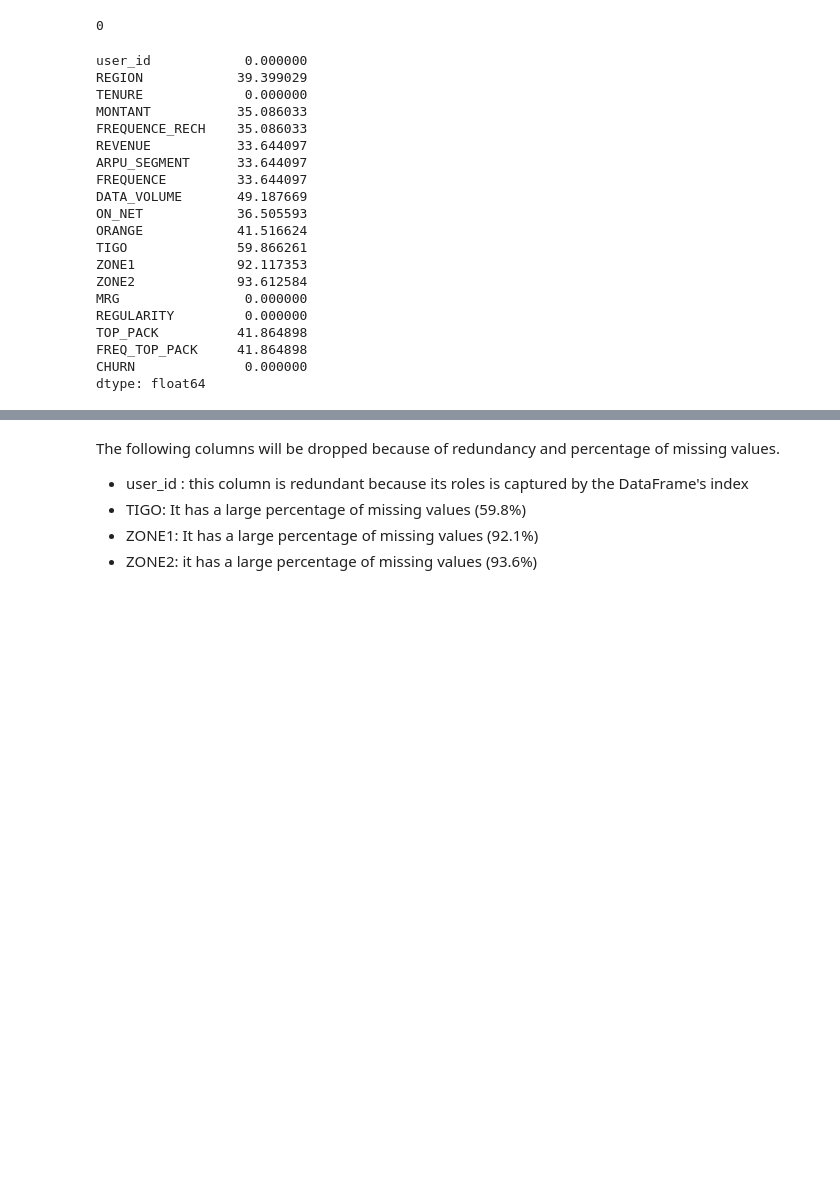
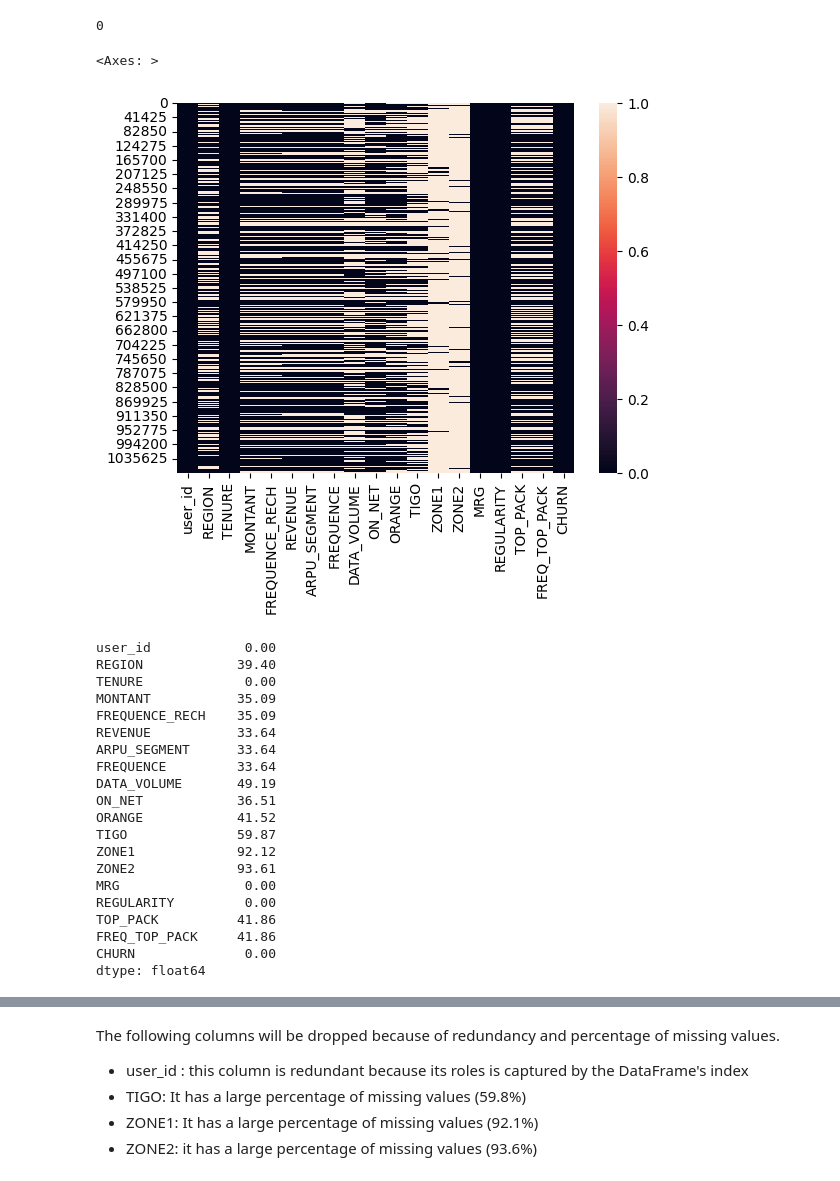
Before and after one commit to sethsot/African-telco-customer-churn, a Jupyter notebook: CustomerChurn.ipynb, the cells around one changed output, grey strips where cells are left out. Cells and saved outputs as stored; diff of their text form; code cells hidden in the pictures; blank space fills up the shorter version.

```diff
--- a/CustomerChurn.ipynb
+++ b/CustomerChurn.ipynb
@@ -115,35 +134,44 @@ memory usage: 156.1+ MB
 df.duplicated().sum()
 # %% [output]
 0
+# %%
+# show missing data in a heatmap
+
+sns.heatmap(df.isnull())
+# %% [output]
+<Axes: >
+[figure, added]
 # %%
 # count the number of missing (null or NaN) values in each column
 # compute the percentage of missing values in each column to decide which columns to drop
+# drop columns with more than 50% missing values
 
 missing_values = df.isnull().sum()
 
 # Calculate the percentage of missing values for each column
 percentage_missing = (missing_values / len(df)) * 100
 
-# Display the percentage of missing values for each column
-print(percentage_missing)
+
+# Display the percentage of missing values for each column with 2 decimal places
+print(percentage_missing.round(2))
 # %% [output]
-user_id            0.000000
-REGION            39.399029
-TENURE             0.000000
-MONTANT           35.086033
-FREQUENCE_RECH    35.086033
-REVENUE           33.644097
-ARPU_SEGMENT      33.644097
-FREQUENCE         33.644097
-DATA_VOLUME       49.187669
-ON_NET            36.505593
-ORANGE            41.516624
-TIGO              59.866261
-ZONE1             92.117353
-ZONE2             93.612584
-MRG                0.000000
-REGULARITY         0.000000
-TOP_PACK          41.864898
-FREQ_TOP_PACK     41.864898
-CHURN              0.000000
+user_id            0.00
+REGION            39.40
+TENURE             0.00
+MONTANT           35.09
+FREQUENCE_RECH    35.09
+REVENUE           33.64
+ARPU_SEGMENT      33.64
+FREQUENCE         33.64
+DATA_VOLUME       49.19
+ON_NET            36.51
+ORANGE            41.52
+TIGO              59.87
+ZONE1             92.12
+ZONE2             93.61
+MRG                0.00
+REGULARITY         0.00
+TOP_PACK          41.86
+FREQ_TOP_PACK     41.86
+CHURN              0.00
 dtype: float64
```
Also changed, not shown: parts of 67 cells of this notebook.
